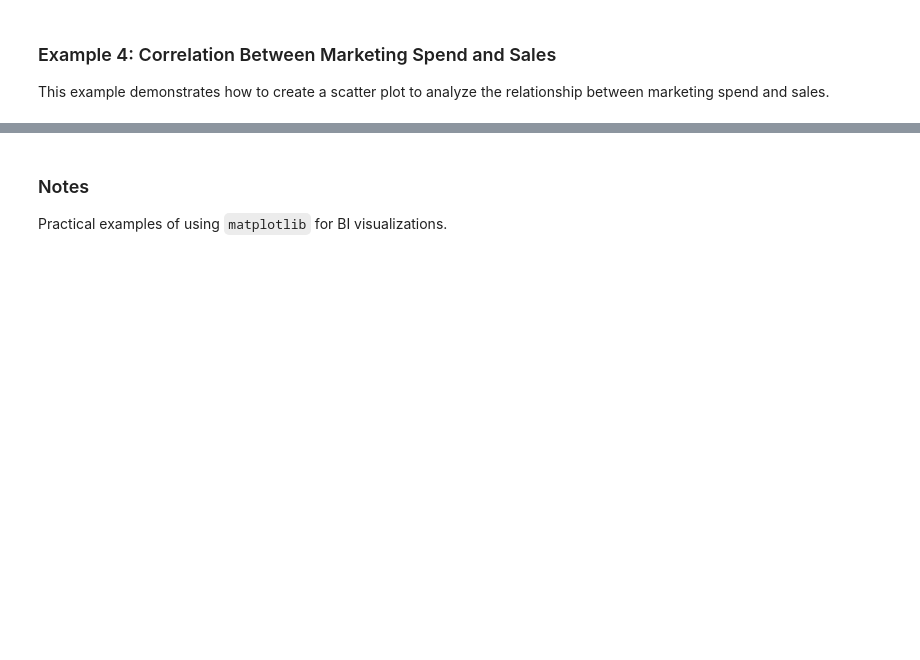
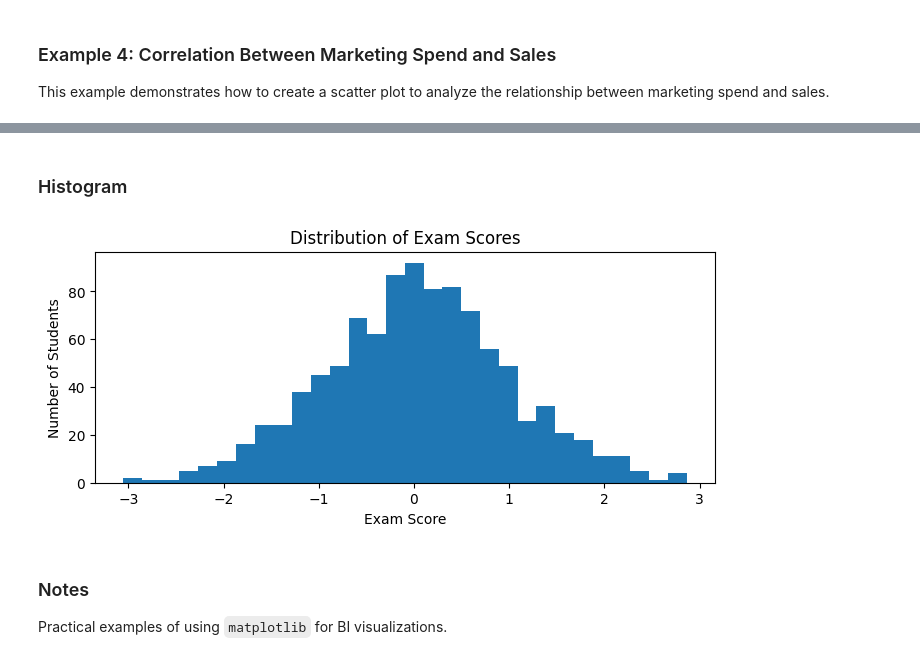
Before and after one commit to ncarsner/code-katas, a Jupyter notebook: modules/library_matplotlib.ipynb, the cells around one changed output, grey strips where cells are left out. Drawn from its saved outputs; the diff is of its cells as text; code cells hidden in the pictures; blank space fills up the shorter version.

```diff
--- a/modules/library_matplotlib.ipynb
+++ b/modules/library_matplotlib.ipynb
@@ -141,3 +162,16 @@ plot_marketing_vs_sales(marketing_spend, sales)
+# %% [markdown]
+### Histogram
+# %%
+data = np.random.randn(1000)  # Generate 1000 random numbers from a standard normal distribution
+
+plt.figure(figsize=(8, 3))
+plt.hist(data, bins=30)  # Create a histogram with 30 bins
+plt.xlabel('Exam Score')
+plt.ylabel('Number of Students')
+plt.title('Distribution of Exam Scores')
+plt.show()
+# %% [output]
+[figure, added]
 # %% [markdown]
 ### Notes
 
```
Also changed, not shown: parts of 6 cells of this notebook.
